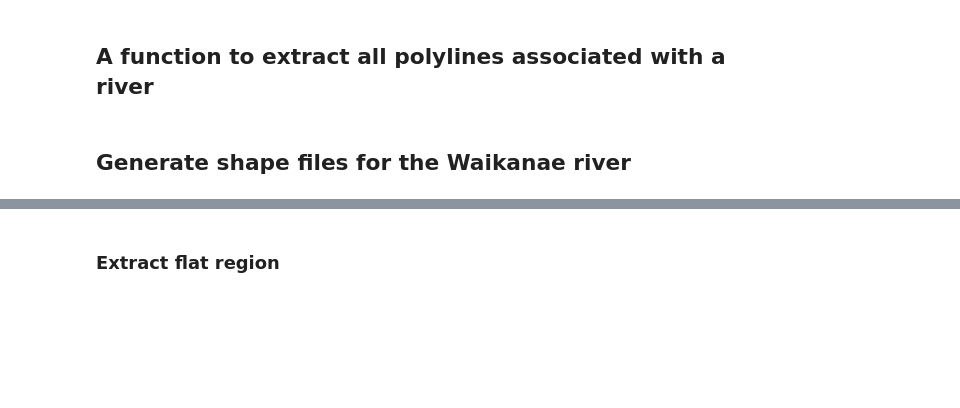
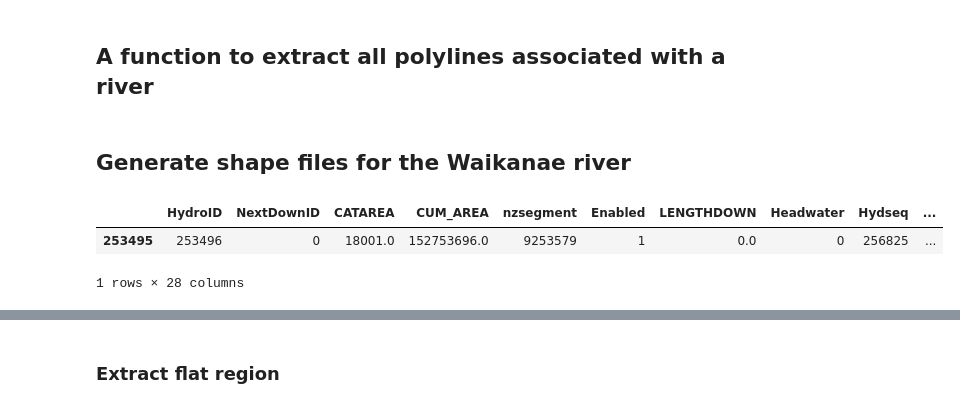
Before and after one commit to rosepearson/Hydrologic-DEMs-scripts, a Jupyter notebook: jupyter_notebooks/Extract river channel shapes.ipynb, the cells around one changed output, grey strips where cells are left out. Cells and saved outputs as stored; diff of their text form; code cells hidden in the pictures; blank space fills up the shorter version.

```diff
--- a/jupyter_notebooks/Extract river channel shapes.ipynb
+++ b/jupyter_notebooks/Extract river channel shapes.ipynb
@@ -54 +56,7 @@ def get_down_stream_reaches(rec: geopandas.GeoDataFrame, reach_id: int, reaches:
+# %%
+rec2[rec2['nzsegment']==rec2_waikanae_id]
+# %% [output]
+|  | HydroID | NextDownID | CATAREA | CUM_AREA | nzsegment | Enabled | LENGTHDOWN | Headwater | Hydseq | ... |
+| 253495 | 253496 | 0 | 18001.0 | 152753696.0 | 9253579 | 1 | 0.0 | 0 | 256825 | ... |
+1 rows × 28 columns
 # %%
```
Also changed, not shown: parts of 6 cells of this notebook.
